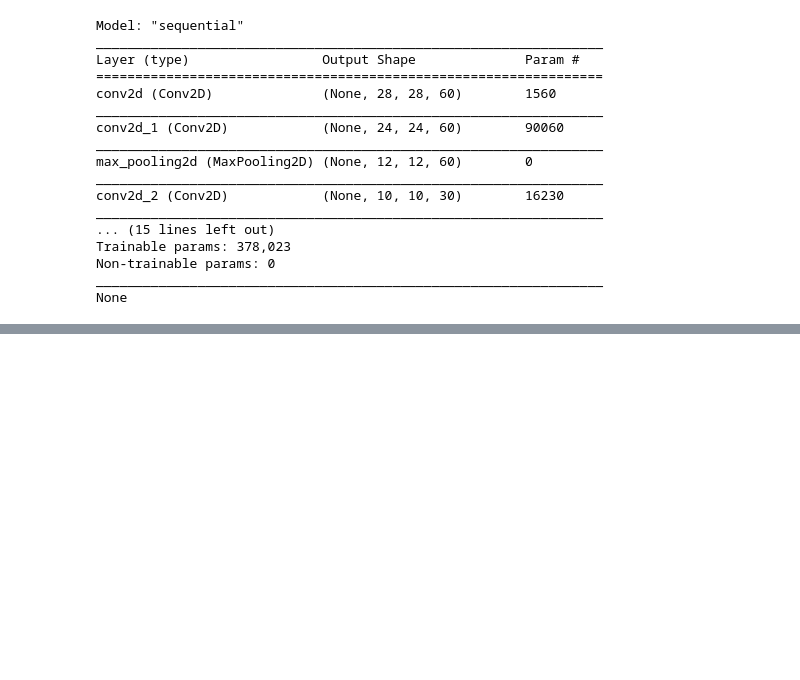
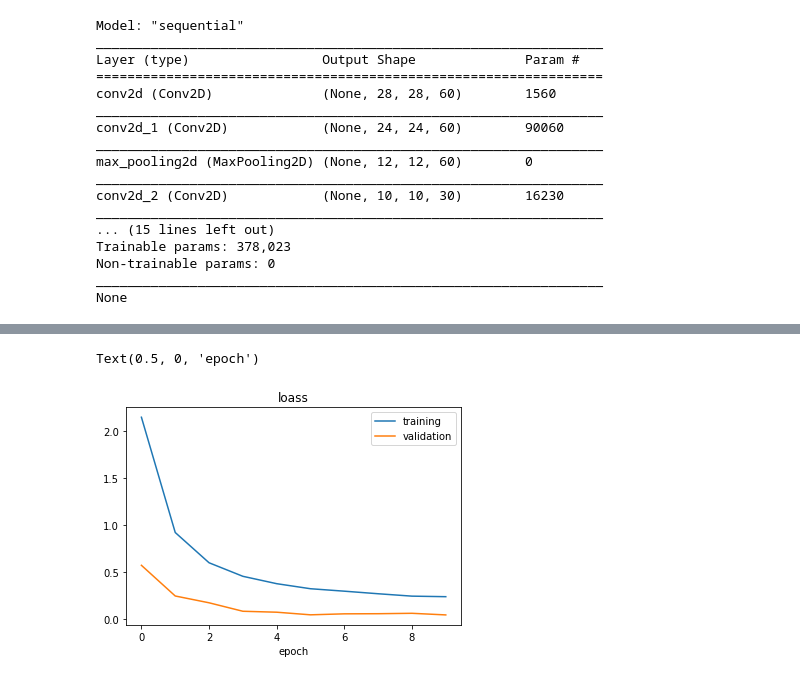
Before and after one commit to VaishnaviChaudhari97/Classifying-road-symbols, a Jupyter notebook: reading_traffic_signals.ipynb, the cells around one changed output, grey strips where cells are left out. Drawn from its saved outputs; the diff is of its cells as text; code cells hidden in the pictures; blank space fills up the shorter version.

```diff
--- a/reading_traffic_signals.ipynb
+++ b/reading_traffic_signals.ipynb
@@ -271,3 +271,13 @@ Epoch 9/10
 696/696 [==============================] - 404s 581ms/step - loss: 0.2422 - accuracy: 0.9244 - val_loss: 0.0646 - val_accuracy: 0.9800
 Epoch 10/10
 696/696 [==============================] - 398s 572ms/step - loss: 0.2401 - accuracy: 0.9247 - val_loss: 0.0475 - val_accuracy: 0.9848
+# %%
+plt.plot(history.history['loss'])
+plt.plot(history.history['val_loss'])
+plt.legend(['training', 'validation'])
+plt.title('loass')
+plt.xlabel('epoch')
+#loss is high
+# %% [output]
+Text(0.5, 0, 'epoch')
+[figure, added]
```
Also changed, not shown: parts of 3 cells of this notebook.
